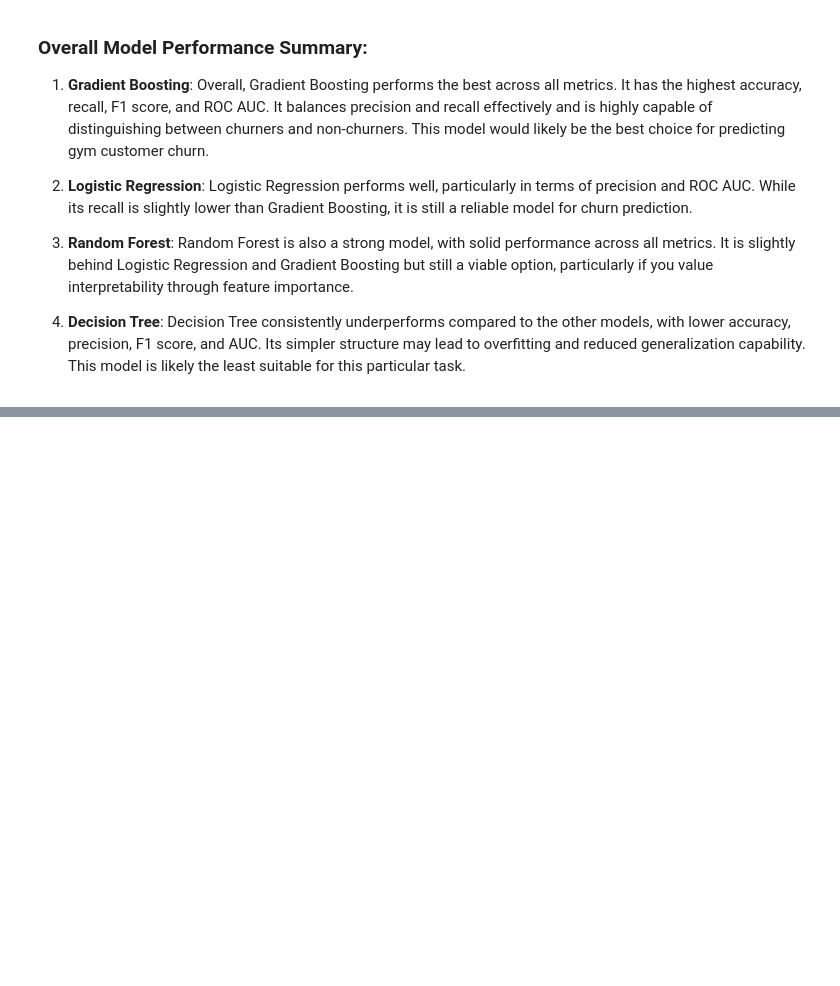
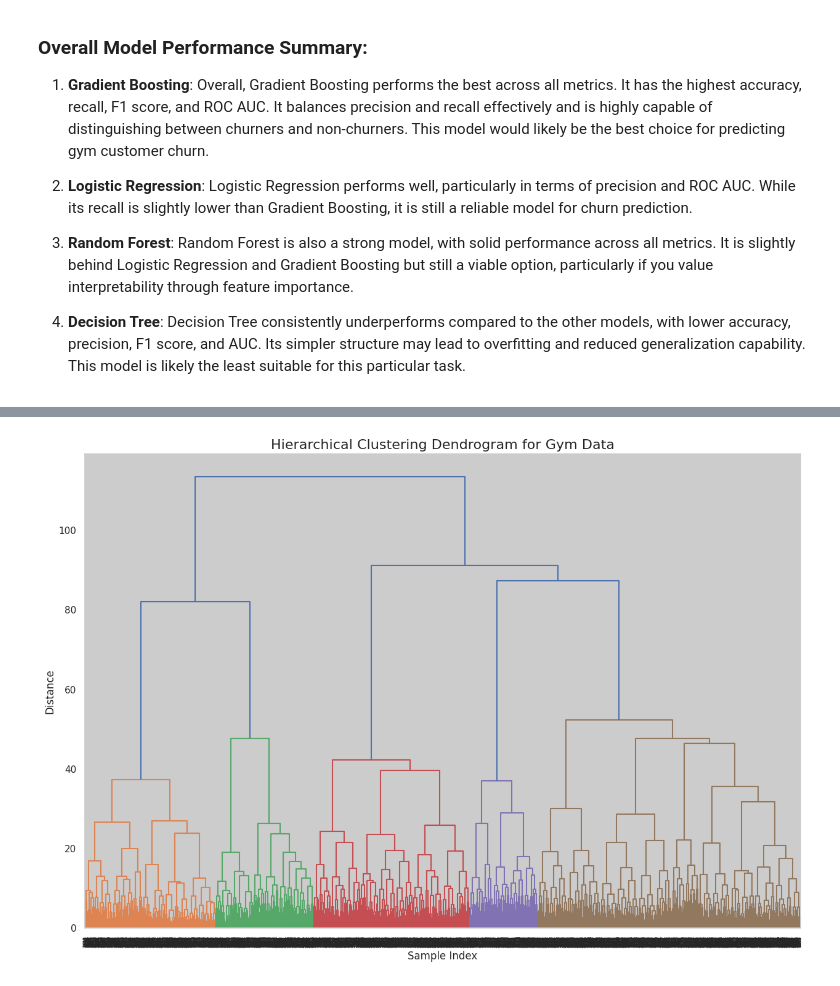
Before and after one commit to bhutto17/Fitness-Center-Retention-Analysis, a Jupyter notebook: Fitness_Center_Retention_Analysis.ipynb, the cells around one changed output, grey strips where cells are left out. Cells and saved outputs as stored; diff of their text form; code cells hidden in the pictures; blank space fills up the shorter version.

Commit message:
Set up user clustering using hierarchical clustering and K-means, created a dendrogram for cluster analysis

```diff
--- a/Fitness_Center_Retention_Analysis.ipynb
+++ b/Fitness_Center_Retention_Analysis.ipynb
@@ -720,0 +749,15 @@ ROC AUC represents the model's ability to distinguish between the two classes (c
+# %%
+sc = StandardScaler()
+x_sc = sc.fit_transform(gym_data)
+# %%
+linked_data = linkage(x_sc, method='ward')
+# %%
+plt.figure(figsize=(15, 10))
+dendrogram(linked_data, orientation='top')
+plt.title('Hierarchical Clustering Dendrogram for Gym Data', fontsize=16)
+plt.xlabel('Sample Index')
+plt.ylabel('Distance')
+plt.xticks(rotation='vertical')
+plt.show()
+# %% [output]
+[figure, added]
```
Also changed, not shown: parts of 2 cells of this notebook.
